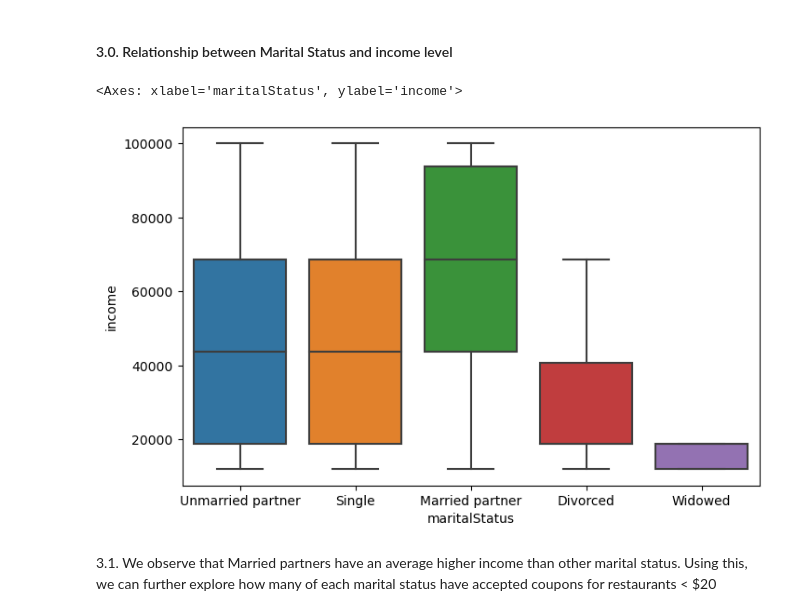
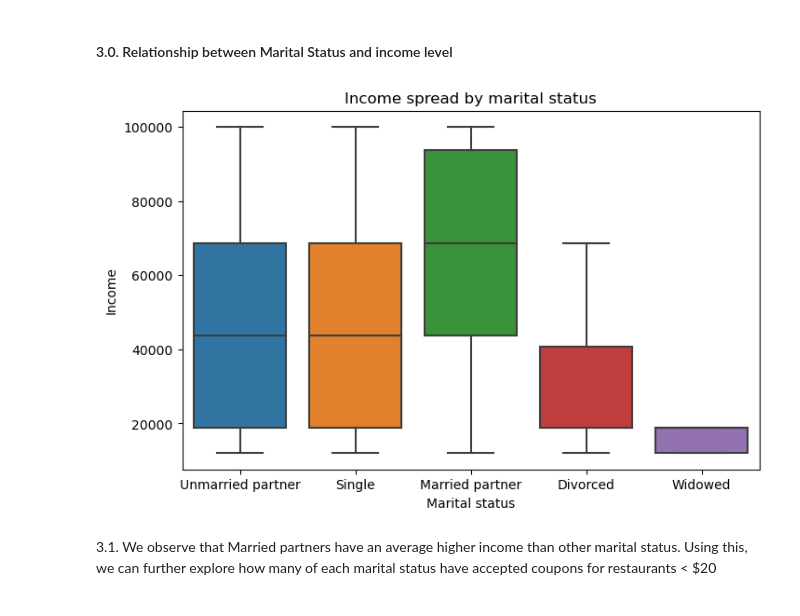
Before and after one commit to Ziggy-Z/Coupon-Acceptance, a Jupyter notebook: notebook/prompt.ipynb, the cells around one changed output. Saved outputs shown, nothing was run; the diff lists cells and outputs as text; code cells hidden in the pictures.

```diff
--- a/notebook/prompt.ipynb
+++ b/notebook/prompt.ipynb
@@ -420,9 +420,12 @@ Acceptance rate for below average income: 70.968%
 # %%
 plt.figure(figsize=(8,5))
 sns.boxplot(cleanData, x='maritalStatus', y='income')
+plt.xlabel("Marital status")
+plt.ylabel("Income")
+plt.title("Income spread by marital status")
+plt.savefig('../images/boxplot.png')
 # %% [output]
-<Axes: xlabel='maritalStatus', ylabel='income'>
-[figure, old version]
+[figure, new version]
 # %% [markdown]
 3.1. We observe that Married partners have an average higher income than other marital status. Using this, we can further
      explore how many of each marital status have accepted coupons for restaurants < $20
```
Also changed, not shown: parts of 6 cells of this notebook.
